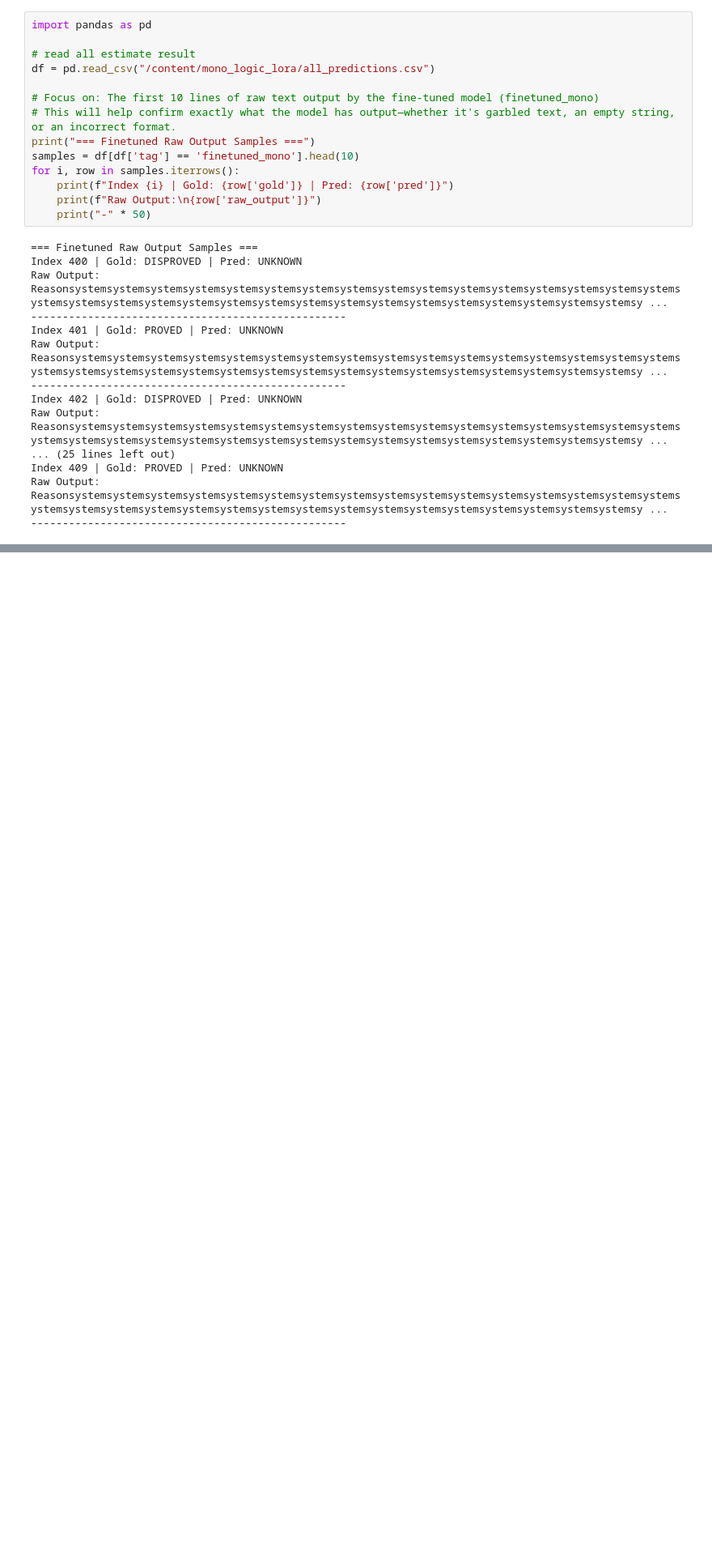
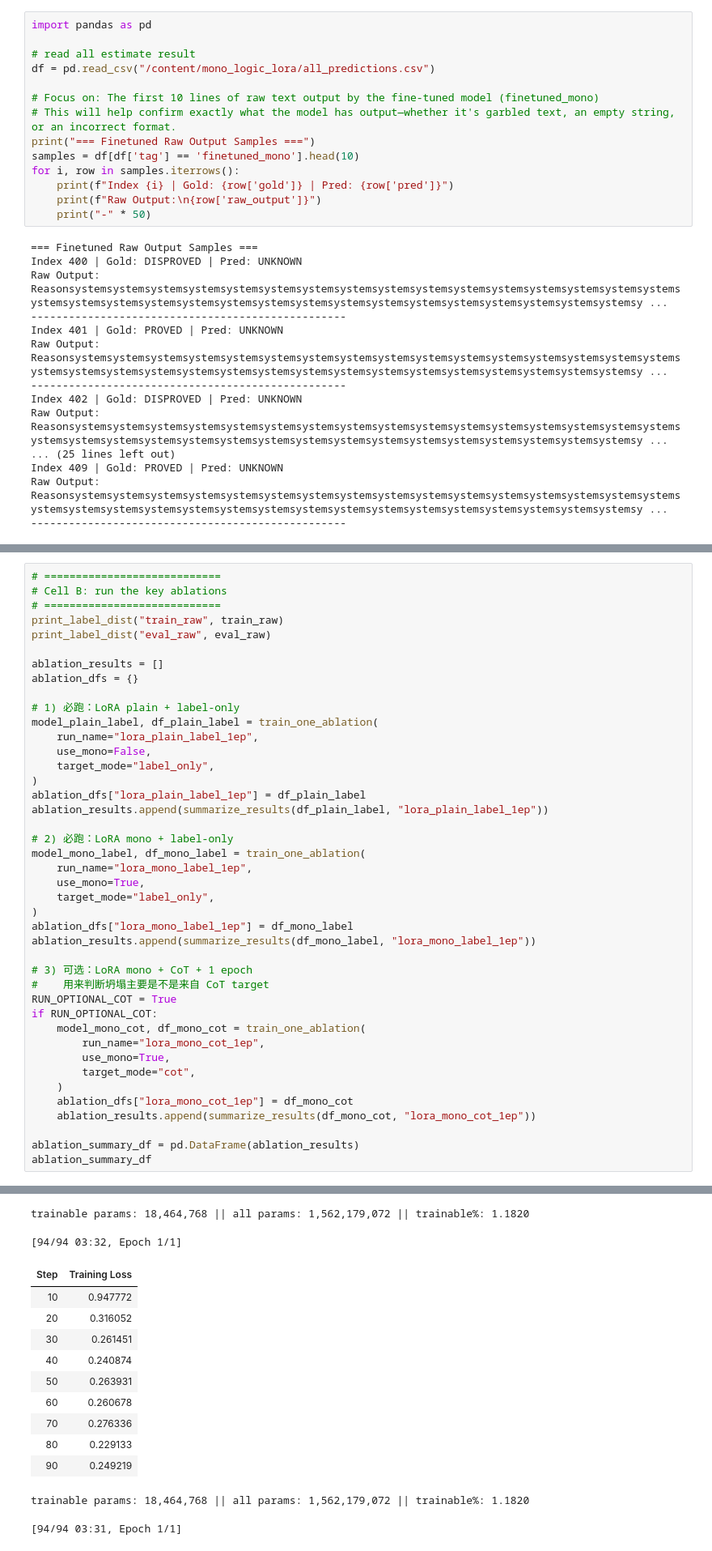
Before and after one commit to ReasonablePhantom/CSE_188_NLP, a Jupyter notebook: CSE_188_NLP.ipynb, the cells around one changed output, grey strips where cells are left out. Shown at 81% size. Saved outputs shown, nothing was run; the diff lists cells and outputs as text; blank space fills up the shorter version.

```diff
--- a/CSE_188_NLP.ipynb
+++ b/CSE_188_NLP.ipynb
@@ -720,0 +1019,43 @@ Reasonsystemsystemsystemsystemsystemsystemsystemsystemsystemsystemsystemsystemsy
+# %%
+# ============================
+# Cell B: run the key ablations
+# ============================
+print_label_dist("train_raw", train_raw)
+print_label_dist("eval_raw", eval_raw)
+
+ablation_results = []
+ablation_dfs = {}
+
+# 1) 必跑：LoRA plain + label-only
+model_plain_label, df_plain_label = train_one_ablation(
+    run_name="lora_plain_label_1ep",
+    use_mono=False,
+    target_mode="label_only",
+)
+ablation_dfs["lora_plain_label_1ep"] = df_plain_label
+ablation_results.append(summarize_results(df_plain_label, "lora_plain_label_1ep"))
+
+# 2) 必跑：LoRA mono + label-only
+model_mono_label, df_mono_label = train_one_ablation(
+    run_name="lora_mono_label_1ep",
+    use_mono=True,
+    target_mode="label_only",
+)
+ablation_dfs["lora_mono_label_1ep"] = df_mono_label
+ablation_results.append(summarize_results(df_mono_label, "lora_mono_label_1ep"))
+
+# 3) 可选：LoRA mono + CoT + 1 epoch
+#    用来判断坍塌主要是不是来自 CoT target
+RUN_OPTIONAL_COT = True
+if RUN_OPTIONAL_COT:
+    model_mono_cot, df_mono_cot = train_one_ablation(
+        run_name="lora_mono_cot_1ep",
+        use_mono=True,
+        target_mode="cot",
+    )
+    ablation_dfs["lora_mono_cot_1ep"] = df_mono_cot
+    ablation_results.append(summarize_results(df_mono_cot, "lora_mono_cot_1ep"))
+
+ablation_summary_df = pd.DataFrame(ablation_results)
+ablation_summary_df
+# %% [output]
@@ -720,0 +1073,14 @@ Reasonsystemsystemsystemsystemsystemsystemsystemsystemsystemsystemsystemsystemsy
+trainable params: 18,464,768 || all params: 1,562,179,072 || trainable%: 1.1820
+[94/94 03:32, Epoch 1/1]
+| Step | Training Loss |
+| 10 | 0.947772 |
+| 20 | 0.316052 |
+| 30 | 0.261451 |
+| 40 | 0.240874 |
+| 50 | 0.263931 |
+| 60 | 0.260678 |
+| 70 | 0.276336 |
+| 80 | 0.229133 |
+| 90 | 0.249219 |
+trainable params: 18,464,768 || all params: 1,562,179,072 || trainable%: 1.1820
+[94/94 03:31, Epoch 1/1]
```
Also changed, not shown: parts of 7 cells of this notebook.
